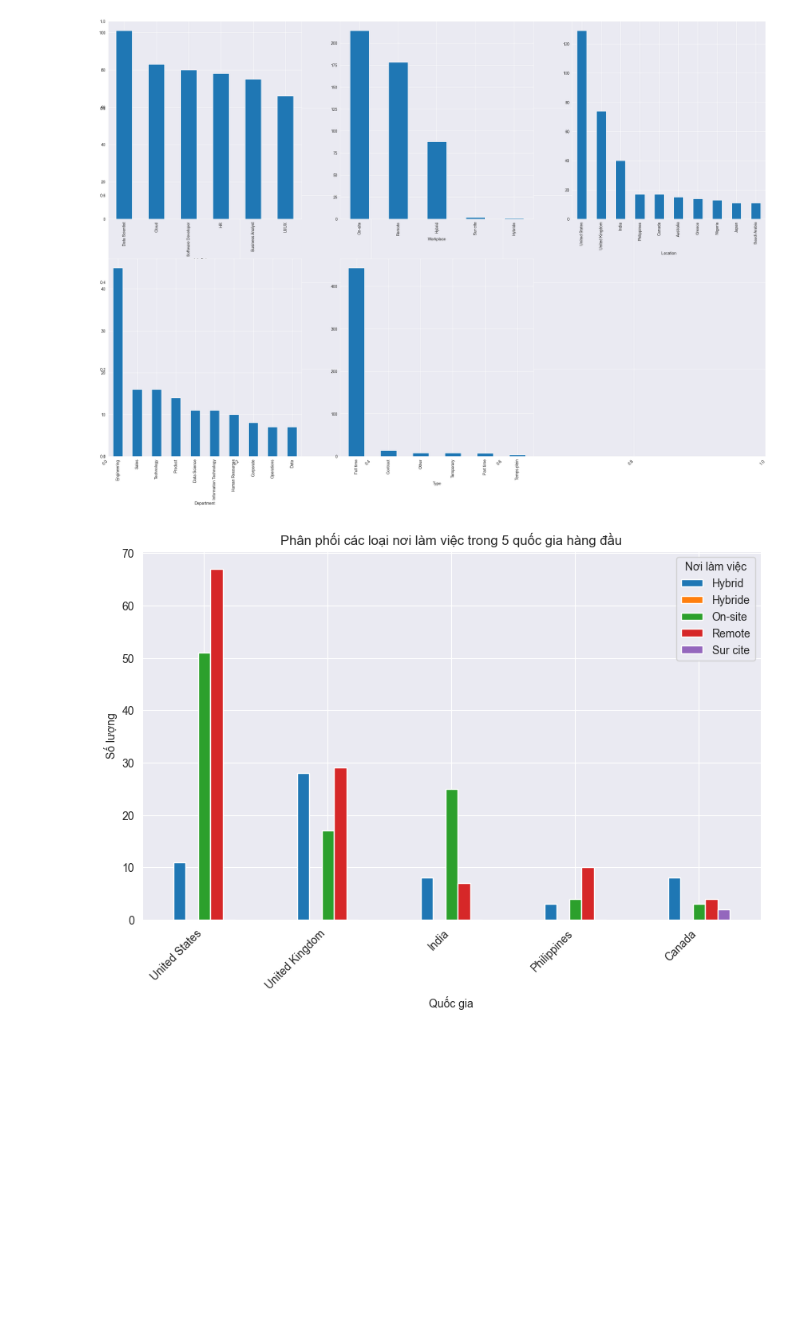
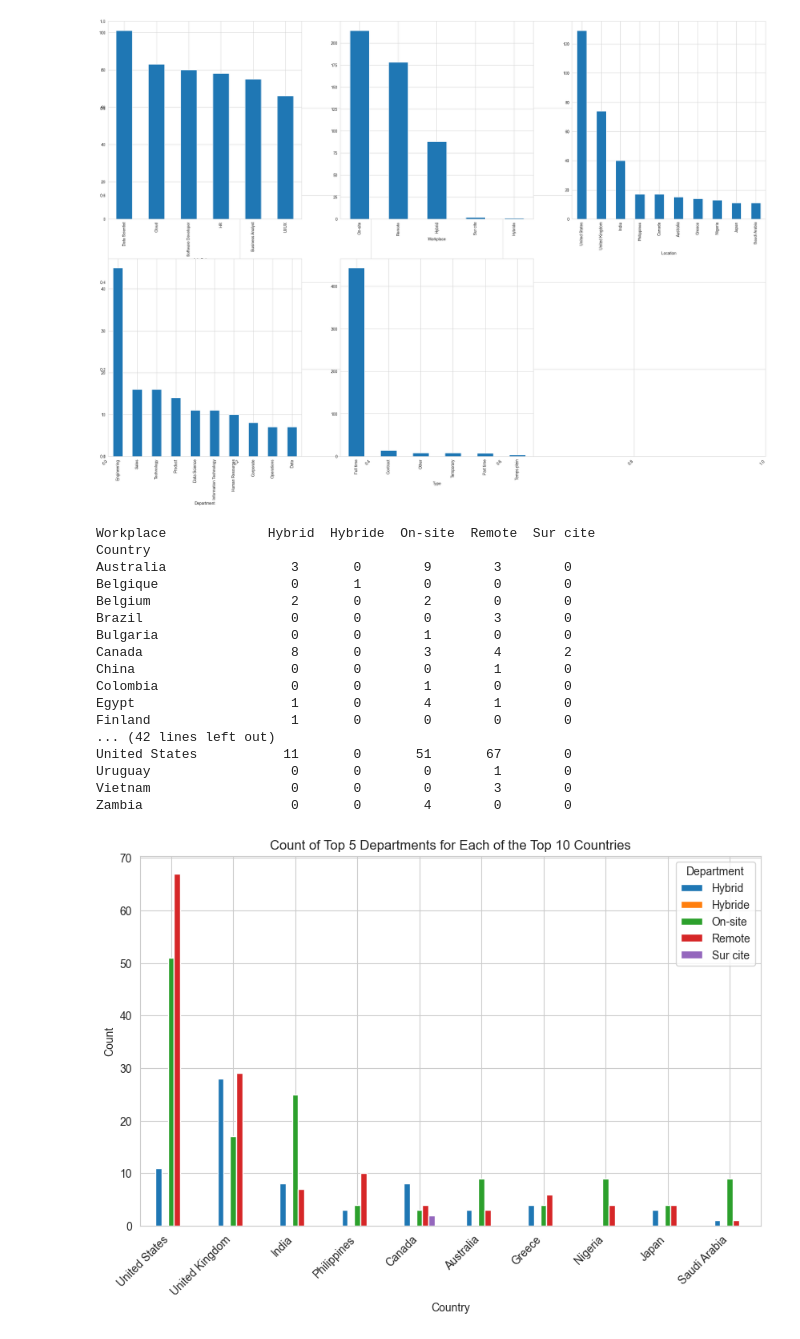
Before and after one commit to phuongnguyenpn/Data, a Jupyter notebook: JobPosting/main.ipynb, the cells around one changed output. Saved outputs shown, nothing was run; the diff lists cells and outputs as text; code cells hidden in the pictures; blank space fills up the shorter version.

Commit message:
workplace Type

```diff
--- a/JobPosting/main.ipynb
+++ b/JobPosting/main.ipynb
@@ -132,24 +132,37 @@ plt.show()
 # %% [output]
 [figure]
 # %%
-# Nhóm dữ liệu theo 'Country' và 'Workplace', sau đó đếm số lượng và chuyển đổi thành DataFrame
 grouped_data = data.groupby(['Country', 'Workplace']).size().unstack()
+print(grouped_data)
 
-# Lấy 5 quốc gia có số lượng lớn nhất
-top_countries = data['Country'].value_counts().head(5).index
+top_countries = data['Country'].value_counts().head(10).index
 
-# Lọc dữ liệu đã nhóm cho 5 quốc gia hàng đầu
 top_countries_data = grouped_data.loc[top_countries]
 
 # Vẽ biểu đồ cột
 ax = top_countries_data.plot(kind='bar', figsize=(10, 6))
-
-# Đặt nhãn và tiêu đề cho biểu đồ
-plt.xlabel('Quốc gia')
-plt.ylabel('Số lượng')
+plt.title('Count of Top 5 Departments for Each of the Top 10 Countries')
+plt.xlabel('Country')
+plt.ylabel('Count')
 plt.xticks(rotation=45, ha='right')
-plt.title('Phân phối các loại nơi làm việc trong 5 quốc gia hàng đầu')
-plt.legend(title='Nơi làm việc')
+plt.legend(title='Department')
 plt.show()
 # %% [output]
+Workplace             Hybrid  Hybride  On-site  Remote  Sur cite
+Country
+Australia                3       0        9        3        0
+Belgique                 0       1        0        0        0
+Belgium                  2       0        2        0        0
+Brazil                   0       0        0        3        0
+Bulgaria                 0       0        1        0        0
+Canada                   8       0        3        4        2
+China                    0       0        0        1        0
+Colombia                 0       0        1        0        0
+Egypt                    1       0        4        1        0
+Finland                  1       0        0        0        0
+... (42 lines left out)
+United States           11       0       51       67        0
+Uruguay                  0       0        0        1        0
+Vietnam                  0       0        0        3        0
+Zambia                   0       0        4        0        0
-[figure, old version]
+[figure, new version]
```
Also changed, not shown: parts of 5 cells of this notebook.
